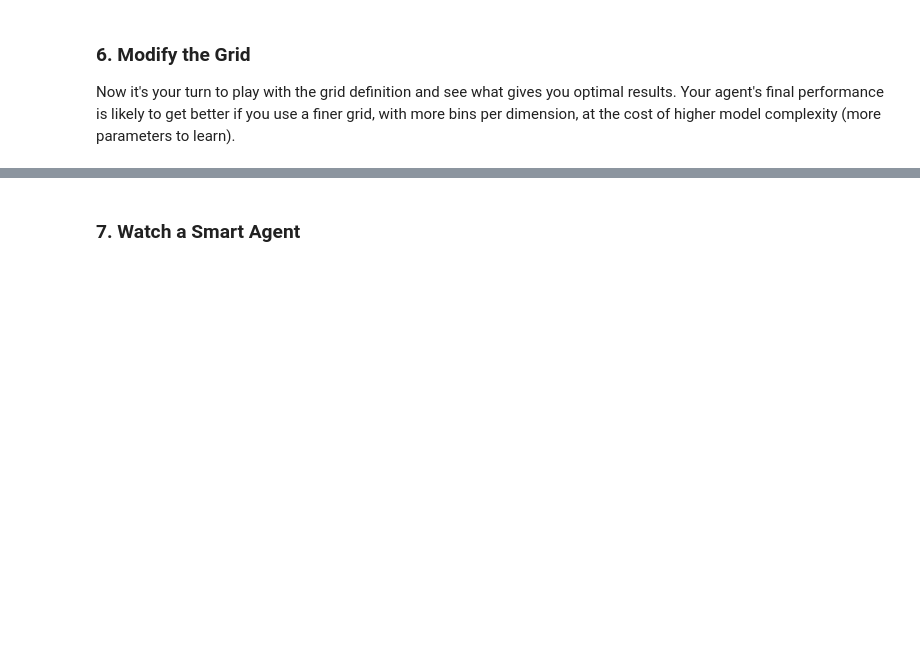
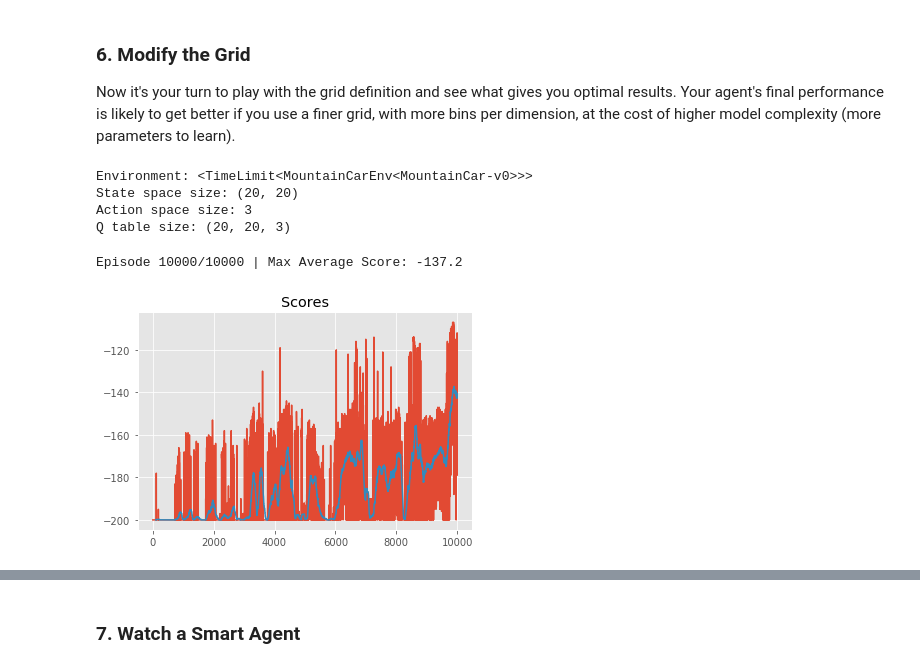
Before and after one commit to bhattsachin/deep-reinforcement-learning, a Jupyter notebook: discretization/Discretization.ipynb, the cells around one changed output, grey strips where cells are left out. Cells and saved outputs as stored; diff of their text form; code cells hidden in the pictures; blank space fills up the shorter version.

Commit message:
Discretization exercise Converted continous space into discrete values to fit Q-learning method.
There seems to be some issue when the grid is too fine. A box of 100 by 100 grid did not update.

```diff
--- a/discretization/Discretization.ipynb
+++ b/discretization/Discretization.ipynb
@@ -117,8 +117,9 @@ def create_uniform_grid(low, high, bins=(10, 10)):
     grid : list of array_like
         A list of arrays containing split points for each dimension.
     """
-    # TODO: Implement this
-    pass
+    step_l = (high[0]-low[0])/bins[0]
+    step_h = (high[1]-low[1])/bins[1]
+    return [np.arange(low[0], high[0], step_l)[1:], np.arange(low[1], high[1], step_h)[1:]]
 
 
 low = [-1.0, -5.0]
@@ -267,8 +297,7 @@ class QLearningAgent:
 
     def preprocess_state(self, state):
         """Map a continuous state to its discretized representation."""
-        # TODO: Implement this
-        pass
+        return (np.digitize(state[0], self.state_grid[0]), np.digitize(state[1], self.state_grid[1]))
 
     def reset_episode(self, state):
         """Reset variables for a new episode."""
@@ -401,14 +446,22 @@ plot_q_table(q_agent.q_table)
 Now it's your turn to play with the grid definition and see what gives you optimal results. Your agent's final performance is likely to get better if you use a finer grid, with more bins per dimension, at the cost of higher model complexity (more parameters to learn).
 # %%
 # TODO: Create a new agent with a different state space grid
-state_grid_new = create_uniform_grid(?, ?, bins=(?, ?))
+state_grid_new = create_uniform_grid(env.observation_space.low, env.observation_space.high, bins=(20, 20))
 q_agent_new = QLearningAgent(env, state_grid_new)
 q_agent_new.scores = []  # initialize a list to store scores for this agent
+# %% [output]
+Environment: <TimeLimit<MountainCarEnv<MountainCar-v0>>>
+State space size: (20, 20)
+Action space size: 3
+Q table size: (20, 20, 3)
 # %%
 # Train it over a desired number of episodes and analyze scores
 # Note: This cell can be run multiple times, and scores will get accumulated
-q_agent_new.scores += run(q_agent_new, env, num_episodes=50000)  # accumulate scores
+q_agent_new.scores += run(q_agent_new, env, num_episodes=10000)  # accumulate scores
 rolling_mean_new = plot_scores(q_agent_new.scores)
+# %% [output]
+Episode 10000/10000 | Max Average Score: -137.2
+[figure, added]
 # %%
 # Run in test mode and analyze scores obtained
 test_scores = run(q_agent_new, env, num_episodes=100, mode='test')
```
Also changed, not shown: parts of 16 cells of this notebook.
